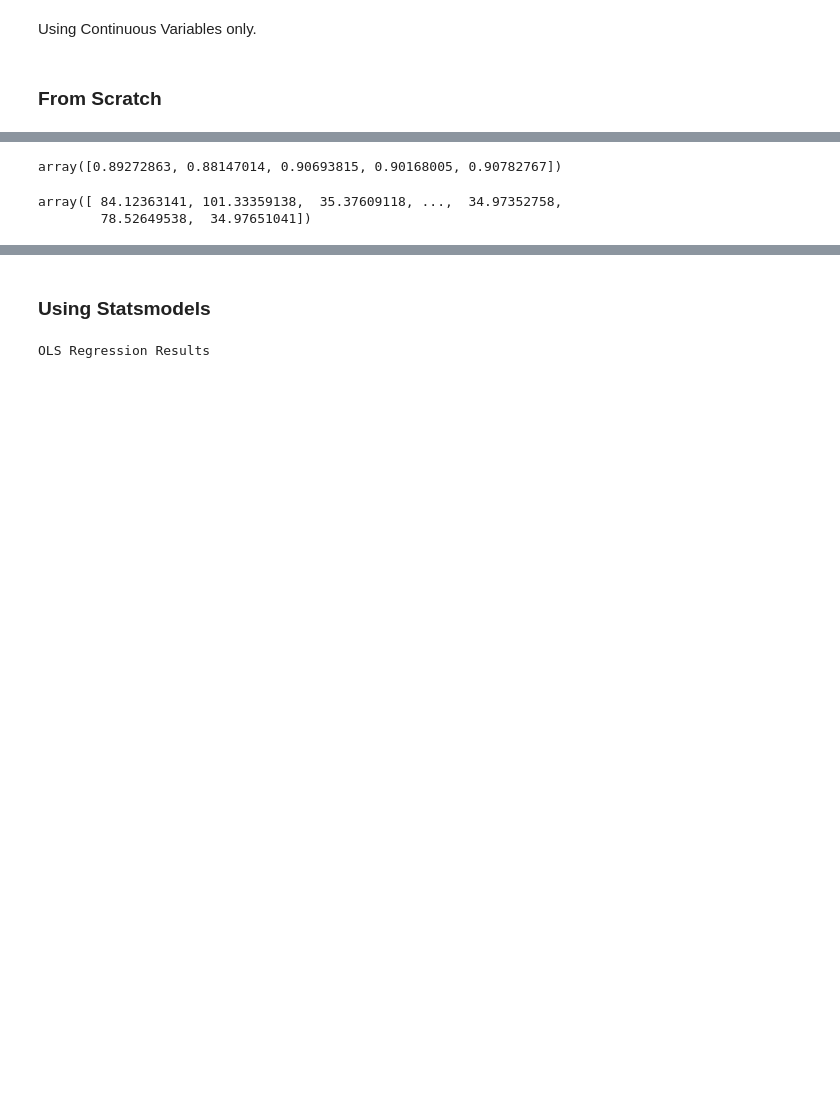
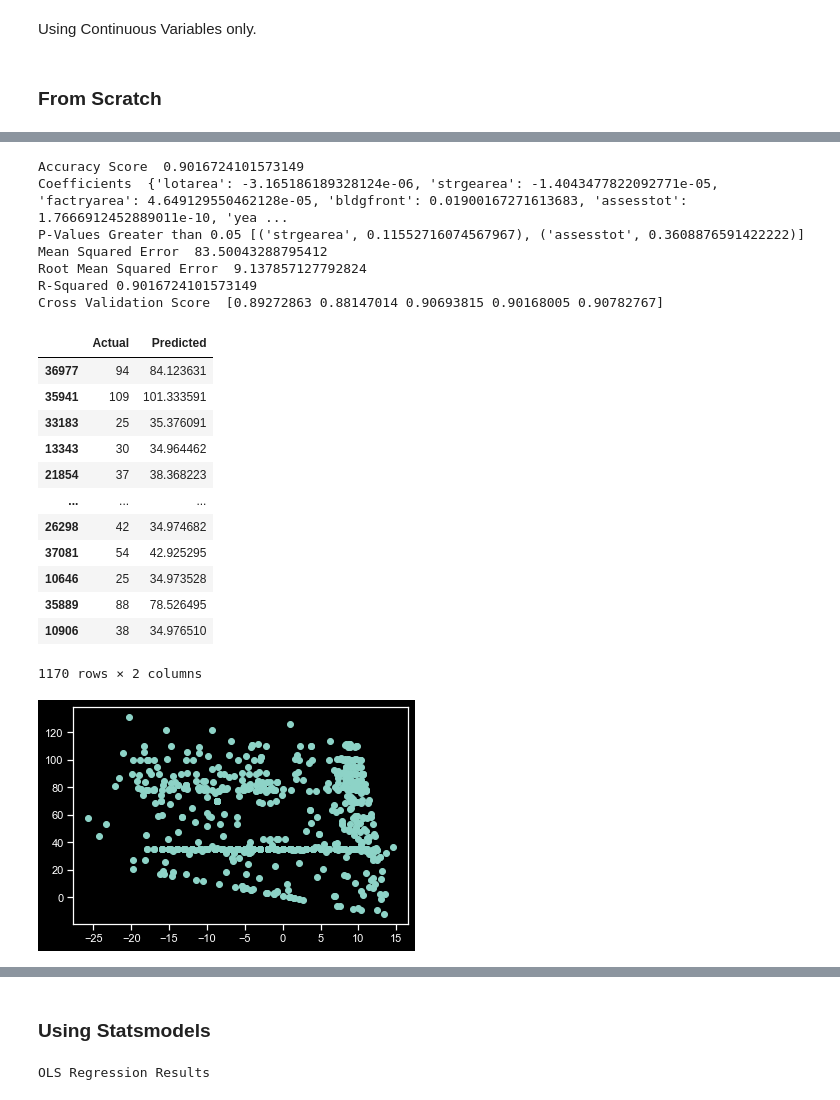
Before and after one commit to clairmarie8/Capstone, a Jupyter notebook: Technical-Notebook.ipynb, the cells around one changed output, grey strips where cells are left out. Cells and saved outputs as stored; diff of their text form; code cells hidden in the pictures; blank space fills up the shorter version.

```diff
--- a/Technical-Notebook.ipynb
+++ b/Technical-Notebook.ipynb
@@ -566,0 +862,15 @@ predictor variable, using business understanding.
+# %%
+object_cols = ['zonedist3', 'spdist2', 'ltdheight', 'histdist', 'bldgclass', 'spdist1', 'zonedist1', 'zonedist2']
+
+for i in object_cols:
+    demo_cat2[i] = demo_cat2[i].astype('int64')
+
+demo_cat2 = demo_cat2.astype('int64')
+
+ohe = OneHotEncoder(drop='first', categories='auto', sparse=False, handle_unknown='error')
+demo_cat2 = ohe.fit_transform(demo_cat2)
+demo_cat2 = pd.DataFrame(data=demo_cat2)
+
+#pickle categorical columns
+with open('data/pickles/demo_cat2.pickle', 'wb') as f:
+    pickle.dump(demo_cat2, f)
@@ -714,27 +1031,3 @@ X_train, X_test, y_train, y_test = train_test_split(X, y, test_size=0.33, random
 Using Continuous Variables only.
 # %% [markdown]
 ### From Scratch
-# %%
-model1 = LinearRegression(fit_intercept=True, copy_X=True).fit(X_train, y_train)
-
-#make predictions using test set
-y_pred1 = model1.predict(X_test)
-
-# find coefficients
-model_1_coef = model1.coef_
-print('Coefficients: ', model_1_coef)
-
-# find mean squared error
-MSE = mean_squared_error(y_test, y_pred1)
-print('Mean Squared Error ', MSE)
-
-#find root mean squared error RMSE
-print('Root Mean Squared Error ', np.sqrt(MSE))
-
-#MAE = mean_absolute_error(y, y_pred1)
-# find mean absolute error
-#print('Mean Absolute Error ', MAE)
-
-print('R-Squared', r2_score(y_test, y_pred1))
-
-print('Accuracy Score ', model1.score(X_test, y_test))
@@ -758,9 +1033,0 @@ coefficients1
-# %%
-cross_val_score(estimator = model1, X=X_test, y=y_test, cv=None)
-# %% [output]
-array([0.89272863, 0.88147014, 0.90693815, 0.90168005, 0.90782767])
-# %%
-y_pred1
-# %% [output]
-array([ 84.12363141, 101.33359138,  35.37609118, ...,  34.97352758,
-        78.52649538,  34.97651041])
@@ -767,3 +1089,27 @@ array([ 84.12363141, 101.33359138,  35.37609118, ...,  34.97352758,
+# %%
+linear_reg_model(X_train, y_train, X_test, y_test)
+# %% [output]
+Accuracy Score  0.9016724101573149
+Coefficients  {'lotarea': -3.165186189328124e-06, 'strgearea': -1.4043477822092771e-05, 'factryarea': 4.649129550462128e-05, 'bldgfront': 0.01900167271613683, 'assesstot': 1.7666912452889011e-10, 'yea ...
+P-Values Greater than 0.05 [('strgearea', 0.11552716074567967), ('assesstot', 0.3608876591422222)]
+Mean Squared Error  83.50043288795412
+Root Mean Squared Error  9.137857127792824
+R-Squared 0.9016724101573149
+Cross Validation Score  [0.89272863 0.88147014 0.90693815 0.90168005 0.90782767]
+|  | Actual | Predicted |
+| 36977 | 94 | 84.123631 |
+| 35941 | 109 | 101.333591 |
+| 33183 | 25 | 35.376091 |
+| 13343 | 30 | 34.964462 |
+| 21854 | 37 | 38.368223 |
+| ... | ... | ... |
+| 26298 | 42 | 34.974682 |
+| 37081 | 54 | 42.925295 |
+| 10646 | 25 | 34.973528 |
+| 35889 | 88 | 78.526495 |
+| 10906 | 38 | 34.976510 |
+1170 rows × 2 columns
+[figure, added]
 # %% [markdown]
 __Comments__
 
```
Also changed, not shown: parts of 97 cells of this notebook, 1 other file.
